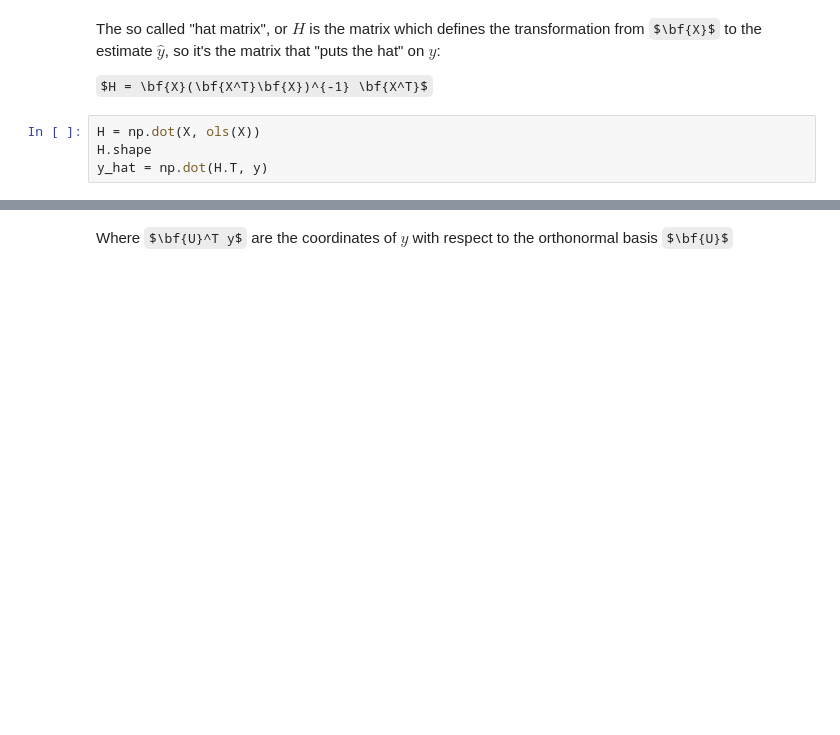
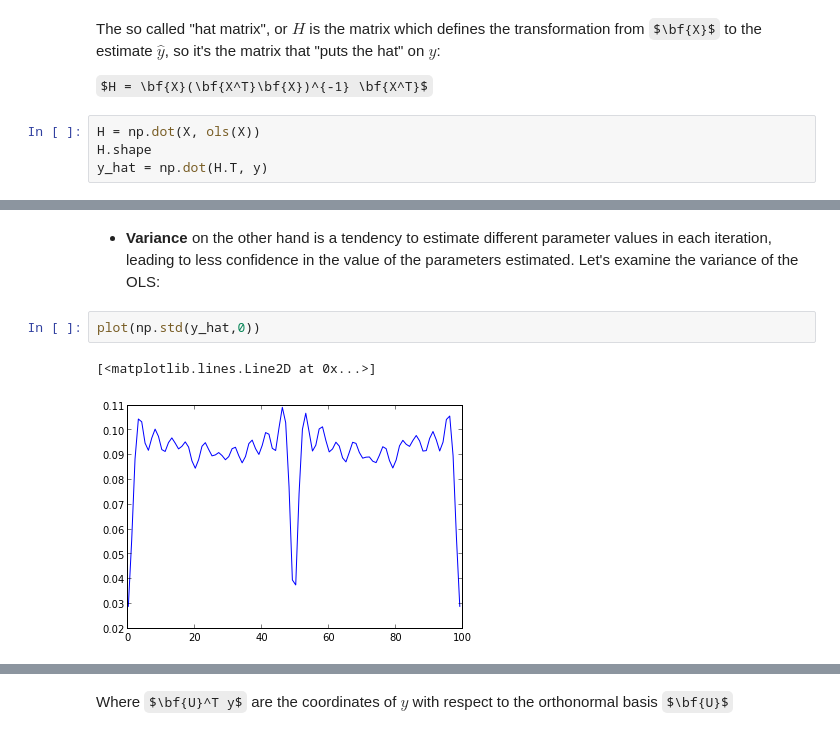
Before and after one commit to jbpoline/bayfmri, a Jupyter notebook: notebooks/005-Simple-Linear-Regression.ipynb, the cells around one changed output, grey strips where cells are left out. Saved outputs shown, nothing was run; the diff lists cells and outputs as text; some formulas as TeX source; blank space fills up the shorter version.

```diff
--- a/notebooks/005-Simple-Linear-Regression.ipynb
+++ b/notebooks/005-Simple-Linear-Regression.ipynb
@@ -237,0 +271,7 @@ $\hat{\beta} \sim \mathcal{N}(\beta, (\bf{X}^T \bf{X})^{-1} \sigma^2)$
+# %% [markdown]
+- **Variance** on the other hand is a tendency to estimate different parameter values in each iteration, leading to less confidence in the value of the parameters estimated. Let's examine the variance of the OLS:
+# %%
+plot(np.std(y_hat,0))
+# %% [output]
+[<matplotlib.lines.Line2D at 0x...>]
+[figure, added]
```
Also changed, not shown: parts of 49 cells of this notebook.
